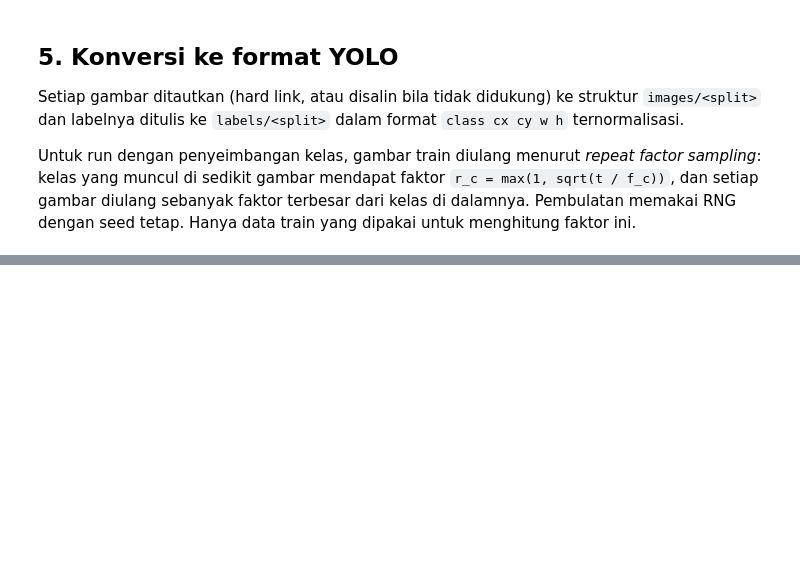
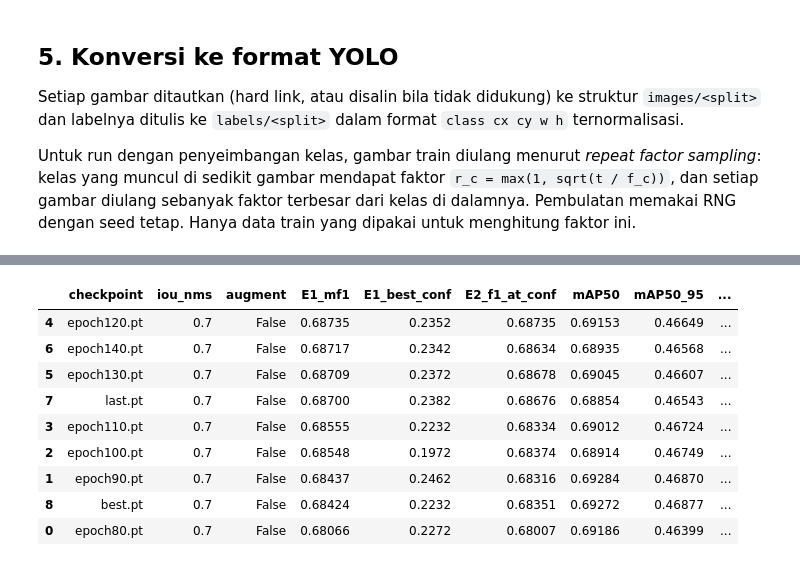
Before and after one commit to DimasPanca/telepati-agridata, a Jupyter notebook: notebooks/agridata_pipeline.ipynb, the cells around one changed output, grey strips where cells are left out. Drawn from its saved outputs; the diff is of its cells as text; code cells hidden in the pictures; blank space fills up the shorter version.

```diff
--- a/notebooks/agridata_pipeline.ipynb
+++ b/notebooks/agridata_pipeline.ipynb
@@ -95,7 +84,6 @@ from pathlib import Path
 import numpy as np
 import pandas as pd
 import torch
-import torchvision
 import ultralytics
 import yaml
 from ultralytics import YOLO
@@ -117,7 +105,7 @@ set_seed(SEED)
 
 WORK_DIR = Path(WORK_DIR)
 RUNS_DIR = Path(RUNS_DIR)
-EXTRACT_DIR = WORK_DIR / "raw"
+RAW_DIR = WORK_DIR / "raw"
 YOLO_DIR = WORK_DIR / "yolo"
 SPLITS = ("train", "valid", "test")
 
@@ -861,0 +481,67 @@ if MODE == "inference_only":
+# %%
+def evaluate_checkpoint(ckpt_path: Path, data_yaml: Path, iou_nms: float = 0.7,
+                        fixed_conf: float = 0.25, augment: bool = False) -> dict:
+    model = YOLO(str(ckpt_path))
+    metrics = model.val(
+        data=str(data_yaml),
+        split="val",
+        imgsz=IMGSZ,
+        batch=EVAL_BATCH,
+        iou=iou_nms,
+        augment=augment,
+        half=False,
+        plots=False,
+        verbose=False,
+    )
+    f1_curves = metrics.box.curves_results[1][1]
+    conf_axis = metrics.box.curves_results[1][0]
+    mean_f1_curve = f1_curves.mean(axis=0)
+
+    best_idx = int(np.argmax(mean_f1_curve))
+    e1_f1 = float(mean_f1_curve[best_idx])
+    e1_conf = float(conf_axis[best_idx])
+
+    fixed_idx = int(np.argmin(np.abs(conf_axis - fixed_conf)))
+    e2_f1 = float(mean_f1_curve[fixed_idx])
+
+    per_class_f1 = f1_curves[:, best_idx]
+    row = {
+        "checkpoint": ckpt_path.name,
+        "iou_nms": iou_nms,
+        "augment": augment,
+        "E1_mf1": round(e1_f1, 5),
+        "E1_best_conf": round(e1_conf, 4),
+        "E2_f1_at_conf": round(e2_f1, 5),
+        "mAP50": round(float(metrics.box.map50), 5),
+        "mAP50_95": round(float(metrics.box.map), 5),
+    }
+    for cls_name, cls_f1 in zip(CLASS_NAMES, per_class_f1):
+        row[f"F1_{cls_name}"] = round(float(cls_f1), 4)
+    return row
+
+
+data_yaml_path = WORK_DIR / "data.yaml"
+if not data_yaml_path.exists():
+    data_yaml_path = prepare_training_data(RUNS["A_yolo11s_s42"])
+
+weights_dir = RUNS_DIR / "A_yolo11s_s42" / "weights"
+ckpts_to_check = [
+    weights_dir / name
+    for name in ["epoch80.pt", "epoch90.pt", "epoch100.pt", "epoch110.pt",
+                 "epoch120.pt", "epoch130.pt", "epoch140.pt", "last.pt", "best.pt"]
+    if (weights_dir / name).exists()
+]
+
+eval_rows = []
+for ckpt in ckpts_to_check:
+    res = evaluate_checkpoint(ckpt, data_yaml_path, iou_nms=0.7, fixed_conf=0.235)
+    eval_rows.append(res)
+    print(f"{res['checkpoint']:<12} | E1={res['E1_mf1']:.4f} (@conf={res['E1_best_conf']:.3f}) "
+          f"| E2={res['E2_f1_at_conf']:.4f} | mAP50={res['mAP50']:.4f}")
+
+df_eval = pd.DataFrame(eval_rows).sort_values("E1_mf1", ascending=False)
+eval_out_dir = RUNS_DIR.parent / "eval"
+eval_out_dir.mkdir(parents=True, exist_ok=True)
+df_eval.to_csv(eval_out_dir / "A_yolo11s_s42_valid_checkpoints.csv", index=False)
+df_eval
+# %% [output]
@@ -861,0 +565,10 @@ if MODE == "inference_only":
+|  | checkpoint | iou_nms | augment | E1_mf1 | E1_best_conf | E2_f1_at_conf | mAP50 | mAP50_95 | ... |
+| 4 | epoch120.pt | 0.7 | False | 0.68735 | 0.2352 | 0.68735 | 0.69153 | 0.46649 | ... |
+| 6 | epoch140.pt | 0.7 | False | 0.68717 | 0.2342 | 0.68634 | 0.68935 | 0.46568 | ... |
+| 5 | epoch130.pt | 0.7 | False | 0.68709 | 0.2372 | 0.68678 | 0.69045 | 0.46607 | ... |
+| 7 | last.pt | 0.7 | False | 0.68700 | 0.2382 | 0.68676 | 0.68854 | 0.46543 | ... |
+| 3 | epoch110.pt | 0.7 | False | 0.68555 | 0.2232 | 0.68334 | 0.69012 | 0.46724 | ... |
+| 2 | epoch100.pt | 0.7 | False | 0.68548 | 0.1972 | 0.68374 | 0.68914 | 0.46749 | ... |
+| 1 | epoch90.pt | 0.7 | False | 0.68437 | 0.2462 | 0.68316 | 0.69284 | 0.46870 | ... |
+| 8 | best.pt | 0.7 | False | 0.68424 | 0.2232 | 0.68351 | 0.69272 | 0.46877 | ... |
+| 0 | epoch80.pt | 0.7 | False | 0.68066 | 0.2272 | 0.68007 | 0.69186 | 0.46399 | ... |
```
Also changed, not shown: parts of 43 cells of this notebook.
